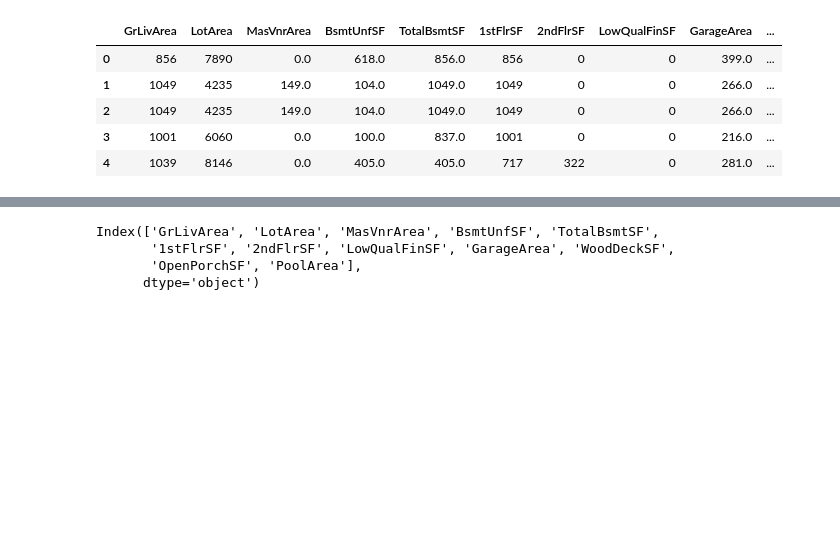
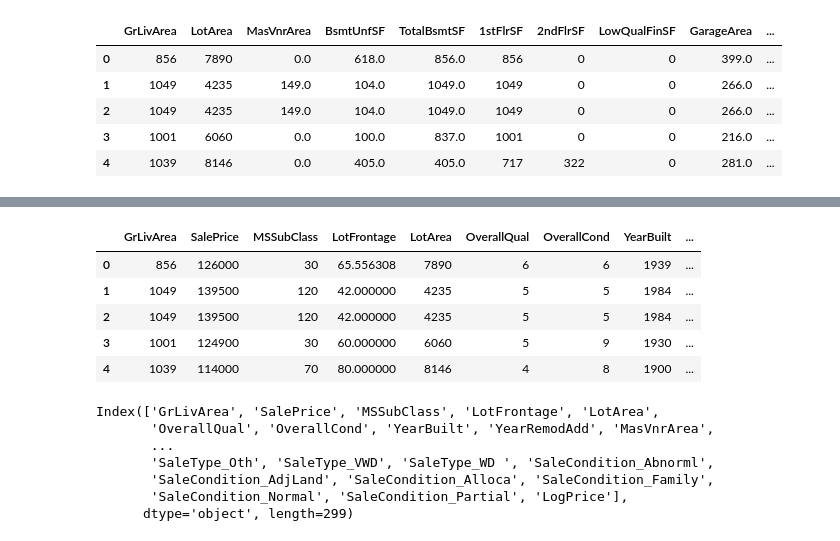
Before and after one commit to dapopov-st/housing-price-predictions, a Jupyter notebook: 001_linear.ipynb, the cells around one changed output, grey strips where cells are left out. Drawn from its saved outputs; the diff is of its cells as text; code cells hidden in the pictures; blank space fills up the shorter version.

```diff
--- a/001_linear.ipynb
+++ b/001_linear.ipynb
@@ -30,8 +30,8 @@ from sklearn.metrics import r2_score
 from sklearn.pipeline import Pipeline
 from sklearn.preprocessing import StandardScaler
 # %%
-pd.set_option('display.max_rows', 300)
-pd.set_option('display.max_columns', 300)
+pd.set_option('display.max_rows', 400)
+pd.set_option('display.max_columns', 400)
 # %% [markdown]
 The data has been pre-processed
 # %%
@@ -131,7 +284,19 @@ size_related.head()
+# %%
+alldata.head()
+# %% [output]
+|  | GrLivArea | SalePrice | MSSubClass | LotFrontage | LotArea | OverallQual | OverallCond | YearBuilt | ... |
+| 0 | 856 | 126000 | 30 | 65.556308 | 7890 | 6 | 6 | 1939 | ... |
+| 1 | 1049 | 139500 | 120 | 42.000000 | 4235 | 5 | 5 | 1984 | ... |
+| 2 | 1049 | 139500 | 120 | 42.000000 | 4235 | 5 | 5 | 1984 | ... |
+| 3 | 1001 | 124900 | 30 | 60.000000 | 6060 | 5 | 9 | 1930 | ... |
+| 4 | 1039 | 114000 | 70 | 80.000000 | 8146 | 4 | 8 | 1900 | ... |
 # %%
-size_related.columns
+alldata.columns
 # %% [output]
-Index(['GrLivArea', 'LotArea', 'MasVnrArea', 'BsmtUnfSF', 'TotalBsmtSF',
-       '1stFlrSF', '2ndFlrSF', 'LowQualFinSF', 'GarageArea', 'WoodDeckSF',
-       'OpenPorchSF', 'PoolArea'],
-      dtype='object')
+Index(['GrLivArea', 'SalePrice', 'MSSubClass', 'LotFrontage', 'LotArea',
+       'OverallQual', 'OverallCond', 'YearBuilt', 'YearRemodAdd', 'MasVnrArea',
+       ...
+       'SaleType_Oth', 'SaleType_VWD', 'SaleType_WD ', 'SaleCondition_Abnorml',
+       'SaleCondition_AdjLand', 'SaleCondition_Alloca', 'SaleCondition_Family',
+       'SaleCondition_Normal', 'SaleCondition_Partial', 'LogPrice'],
+      dtype='object', length=299)
```
Also changed, not shown: parts of 58 cells of this notebook, 1 other file.
